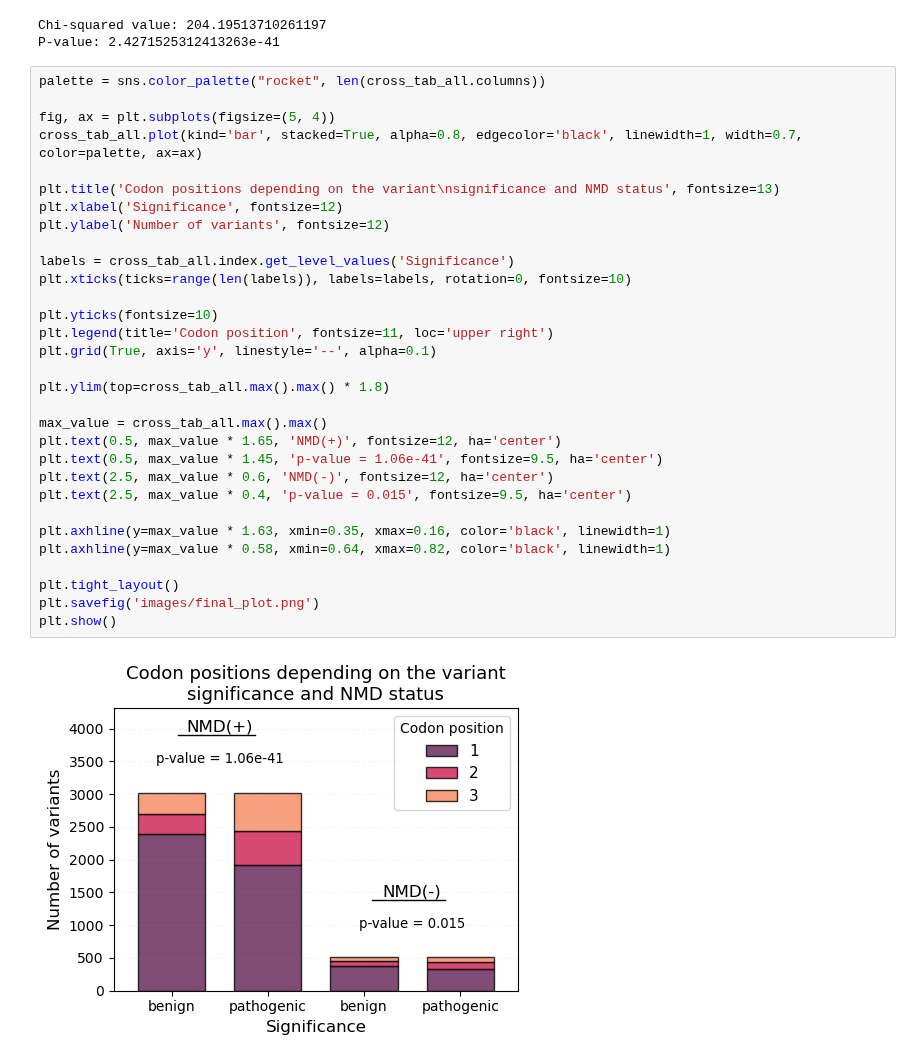
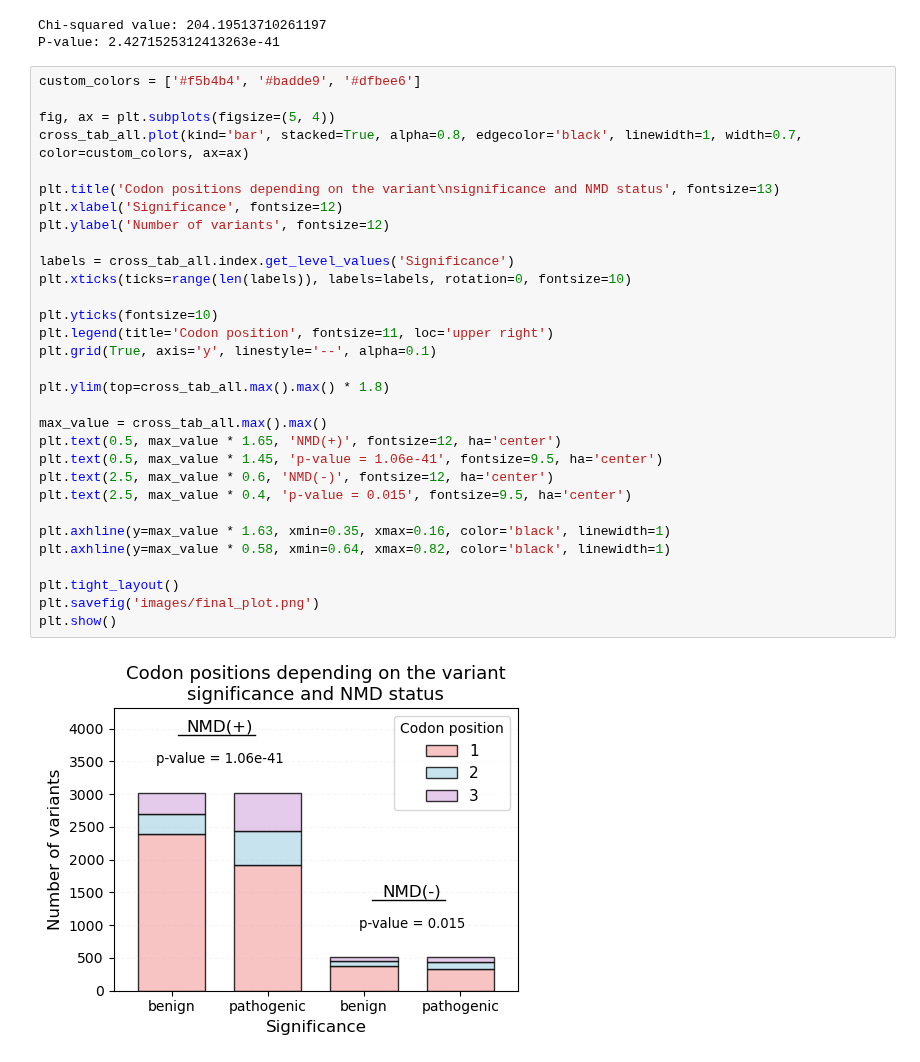
Before and after one commit to nastasia-iv/genvar, a Jupyter notebook: context_analysis/final_plot.ipynb, the cells around one changed output. Cells and saved outputs as stored; diff of their text form.

Commit message:
Change plot colors

```diff
--- a/context_analysis/final_plot.ipynb
+++ b/context_analysis/final_plot.ipynb
@@ -29,35 +29,35 @@ print(f"P-value: {p_value}")
 Chi-squared value: 204.19513710261197
 P-value: 2.4271525312413263e-41
 # %%
-palette = sns.color_palette("rocket", len(cross_tab_all.columns))
+custom_colors = ['#f5b4b4', '#badde9', '#dfbee6']
 
 fig, ax = plt.subplots(figsize=(5, 4))
-cross_tab_all.plot(kind='bar', stacked=True, alpha=0.8, edgecolor='black', linewidth=1, width=0.7, color=palette, ax=ax)
+cross_tab_all.plot(kind='bar', stacked=True, alpha=0.8, edgecolor='black', linewidth=1, width=0.7, color=custom_colors, ax=ax)
 
 plt.title('Codon positions depending on the variant\nsignificance and NMD status', fontsize=13)
 plt.xlabel('Significance', fontsize=12)
 plt.ylabel('Number of variants', fontsize=12)
 
 labels = cross_tab_all.index.get_level_values('Significance')
 plt.xticks(ticks=range(len(labels)), labels=labels, rotation=0, fontsize=10)
 
 plt.yticks(fontsize=10)
 plt.legend(title='Codon position', fontsize=11, loc='upper right')
 plt.grid(True, axis='y', linestyle='--', alpha=0.1)
 
 plt.ylim(top=cross_tab_all.max().max() * 1.8)
 
 max_value = cross_tab_all.max().max()
 plt.text(0.5, max_value * 1.65, 'NMD(+)', fontsize=12, ha='center')
 plt.text(0.5, max_value * 1.45, 'p-value = 1.06e-41', fontsize=9.5, ha='center')
 plt.text(2.5, max_value * 0.6, 'NMD(-)', fontsize=12, ha='center')
 plt.text(2.5, max_value * 0.4, 'p-value = 0.015', fontsize=9.5, ha='center')
 
 plt.axhline(y=max_value * 1.63, xmin=0.35, xmax=0.16, color='black', linewidth=1)
 plt.axhline(y=max_value * 0.58, xmin=0.64, xmax=0.82, color='black', linewidth=1)
 
 plt.tight_layout()
 plt.savefig('images/final_plot.png')
 plt.show()
 # %% [output]
-[figure, old version]
+[figure, new version]
```
